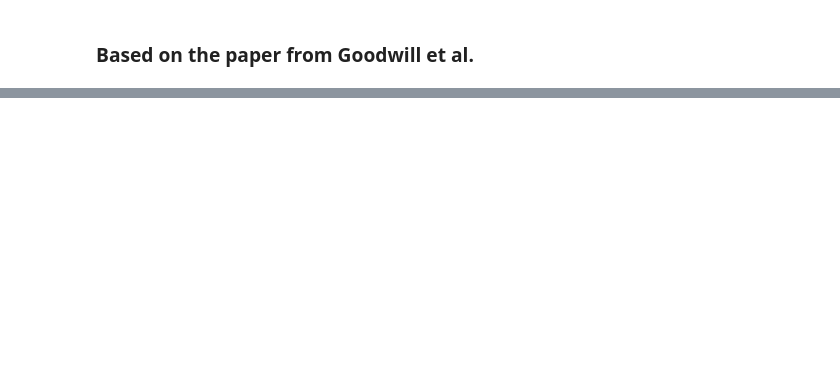
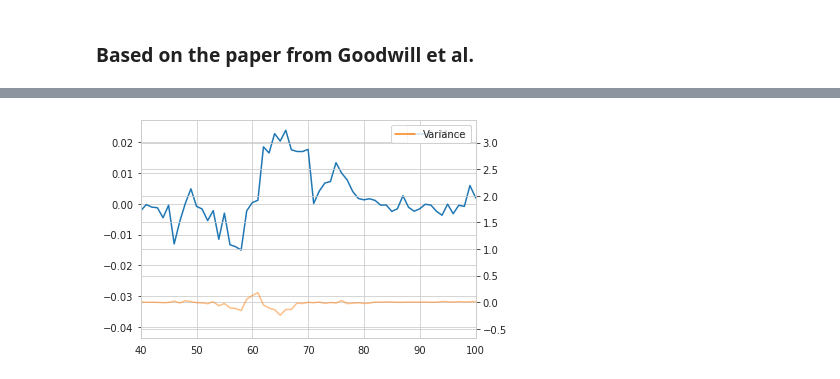
Before and after one commit to ccberg/LA, a Jupyter notebook: tvla/t_test_doc.ipynb, the cells around one changed output, grey strips where cells are left out. Saved outputs shown, nothing was run; the diff lists cells and outputs as text; code cells hidden in the pictures; blank space fills up the shorter version.

```diff
--- a/tvla/t_test_doc.ipynb
+++ b/tvla/t_test_doc.ipynb
@@ -210,6 +212,7 @@ def cache_cts(name: str, t_cat: TraceCategory):
     return h5py.File(fname, 'r')
 
 ct_default = cache_cts("ctable/ascad_default", ascad.default.profile)
+ct_random = cache_cts("ctable/ascad_random", ascad.random.profile)
 ct_mask = cache_cts("ctable/ascad_mask", ascad.masked.profile)
 # %%
 def ctable_mv(ctable: np.array, num_observations: int):
@@ -244,6 +247,7 @@ def get_mv(f: h5py.File):
         for k in tqdm(f, "Retrieving mean and variance")])
 
 mv_default = cache_np("mv_ascad_default", get_mv, ct_default)
+mv_random = cache_np("mv_ascad_random", get_mv, ct_random)
 mv_masked = cache_np("mv_ascad_masked", get_mv, ct_mask)
 # %%
 test_sample_pt = np.array([i[0] for i in cts.slices[0][0][0]])
@@ -274,3 +278,22 @@ trc.mean(), trc.var()
+# %%
+def get_diff(stat_moments, stat_moments_random):
+    def get_left(k):
+        return stat_moments[k][1][0]
+
+    def get_right(k):
+        return stat_moments[k][1][1]
+
+    kr = range(len(stat_moments))
+
+    dist_neq = [abs(get_left(i) - get_right(j)) for i in kr for j in kr if i != j]
+    dist_eq = [abs(get_left(i) - get_right(i)) for i in kr]
+
+    return np.mean(dist_neq, axis=0) - np.mean(dist_eq, axis=0)
+
+mv_diff = dict(zip(["Mean", "Variance"], np.moveaxis(get_diff(mv_default, mv_random), 0, -1)))
+shadow_plot(mv_diff, split_y=True, xlim=(40, 100))
+# %% [output]
+[figure, added]
 # %%
 def plot_longform(traces):
     sns.set_style('whitegrid')
```
Also changed, not shown: parts of 7 cells of this notebook, 1 other file.
